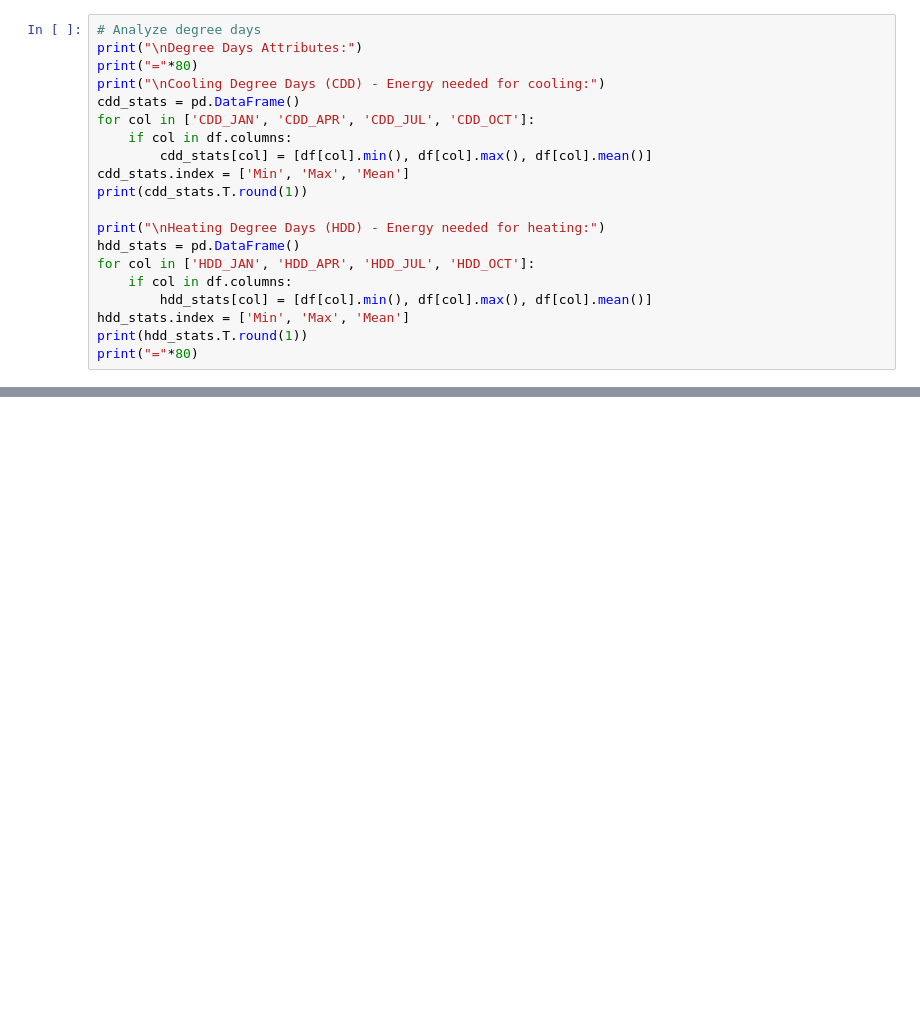
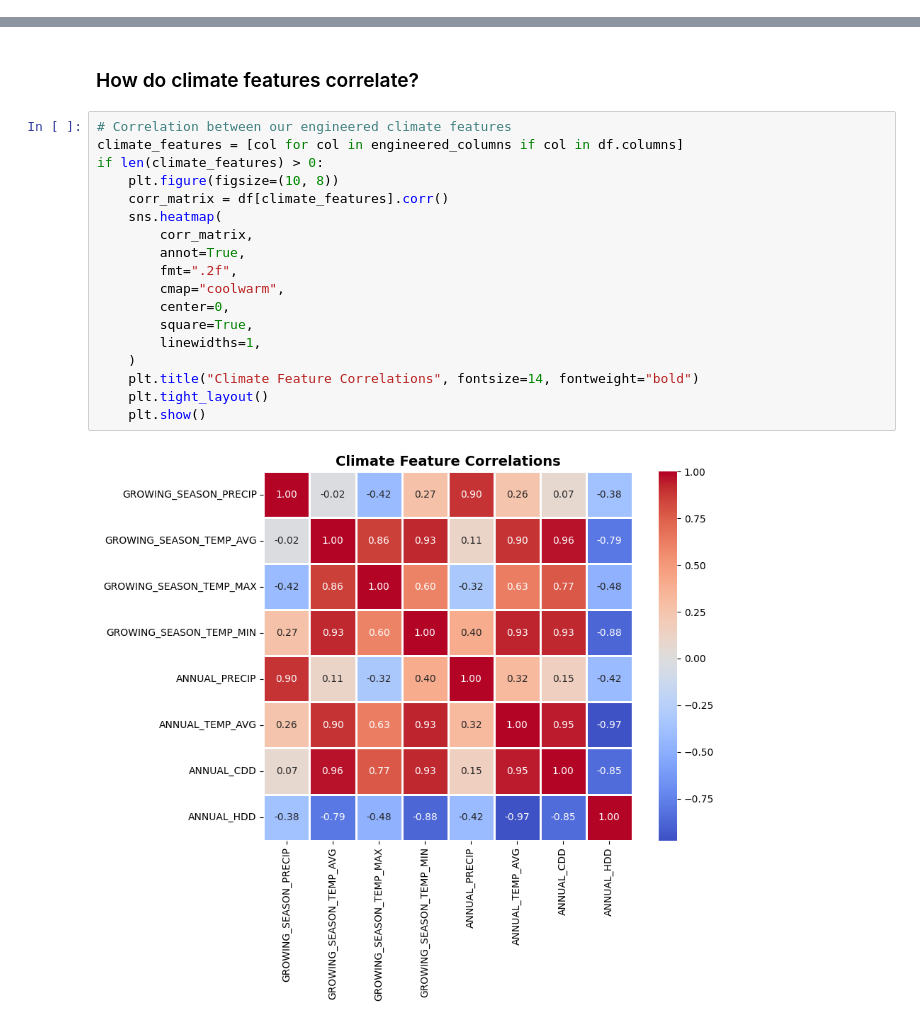
Before and after one commit to Fall-2025-CS4347-SDS/Fall-2025-CS4347-Project, a Jupyter notebook: texas_agriculture_eda.ipynb, the cells around one changed output, grey strips where cells are left out. Drawn from its saved outputs; the diff is of its cells as text; blank space fills up the shorter version.

```diff
--- a/texas_agriculture_eda.ipynb
+++ b/texas_agriculture_eda.ipynb
@@ -465,20 +0,0 @@ Monthly Temperature Attributes (Fahrenheit):
-# %%
-# Analyze degree days
-print("\nDegree Days Attributes:")
-print("="*80)
-print("\nCooling Degree Days (CDD) - Energy needed for cooling:")
-cdd_stats = pd.DataFrame()
-for col in ['CDD_JAN', 'CDD_APR', 'CDD_JUL', 'CDD_OCT']:
-    if col in df.columns:
-        cdd_stats[col] = [df[col].min(), df[col].max(), df[col].mean()]
-cdd_stats.index = ['Min', 'Max', 'Mean']
-print(cdd_stats.T.round(1))
-
-print("\nHeating Degree Days (HDD) - Energy needed for heating:")
-hdd_stats = pd.DataFrame()
-for col in ['HDD_JAN', 'HDD_APR', 'HDD_JUL', 'HDD_OCT']:
-    if col in df.columns:
-        hdd_stats[col] = [df[col].min(), df[col].max(), df[col].mean()]
-hdd_stats.index = ['Min', 'Max', 'Mean']
-print(hdd_stats.T.round(1))
-print("="*80)
@@ -806,0 +495,22 @@ if len(climate_features) > 0:
+# %% [markdown]
+### How do climate features correlate?
+# %%
+# Correlation between our engineered climate features
+climate_features = [col for col in engineered_columns if col in df.columns]
+if len(climate_features) > 0:
+    plt.figure(figsize=(10, 8))
+    corr_matrix = df[climate_features].corr()
+    sns.heatmap(
+        corr_matrix,
+        annot=True,
+        fmt=".2f",
+        cmap="coolwarm",
+        center=0,
+        square=True,
+        linewidths=1,
+    )
+    plt.title("Climate Feature Correlations", fontsize=14, fontweight="bold")
+    plt.tight_layout()
+    plt.show()
+# %% [output]
+[figure, added]
```
Also changed, not shown: parts of 74 cells of this notebook, 1 other file.
